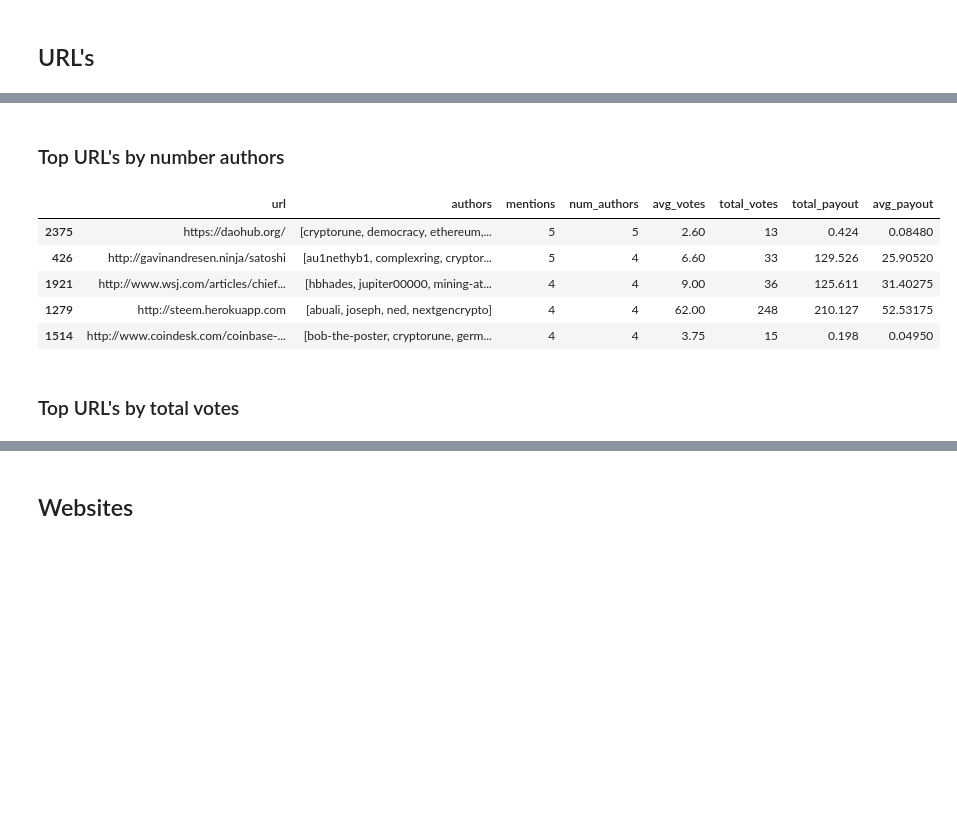
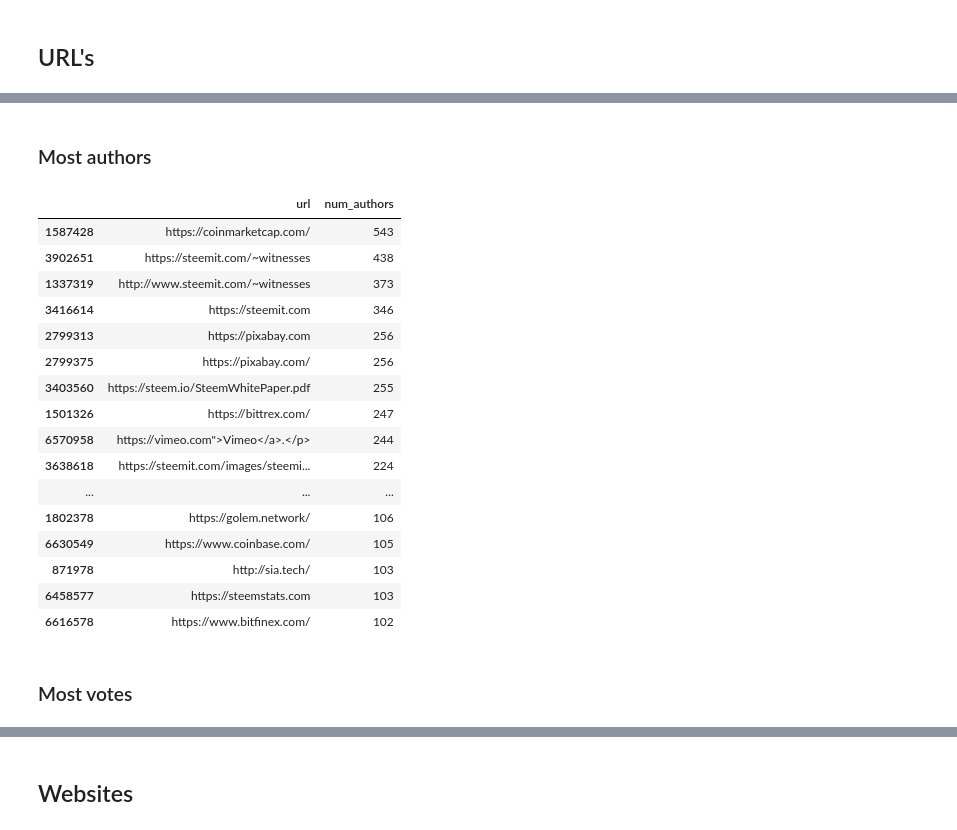
Before and after one commit to codewithcheese/steem-mentions, a Jupyter notebook: Most mentioned websites.ipynb, the cells around one changed output, grey strips where cells are left out. Saved outputs shown, nothing was run; the diff lists cells and outputs as text; code cells hidden in the pictures; blank space fills up the shorter version.

```diff
--- a/Most mentioned websites.ipynb
+++ b/Most mentioned websites.ipynb
@@ -139,7 +149,17 @@ Let's make a totals data frame for unique urls
+# %%
+url_payouts = grouped['total_payout_value'].agg({'total_payout': 'sum', 'avg_payout': 'mean'})
+# %%
+url_reputation = grouped['reputation_score'].agg({'total_reputation': 'sum', 'avg_reputation': 'mean'})
+# %%
+merge_left = pd.merge(url_authors, url_votes)
+merge_left = pd.merge(merge_left, url_payouts)
+unique_urls = pd.merge(merge_left, url_reputation)
 # %%
-unique_urls = group_on_field_with_metrics('url')
+
+
+#unique_urls = group_on_field_with_metrics('url')
 # add domain
-url_domains = url_data.groupby('url', as_index=False)['domain'].agg({'domain': lambda x: np.unique(x)})
+url_domains = grouped['domain'].agg({'domain': lambda x: np.unique(x)})
 unique_urls = pd.merge(unique_urls, url_domains)
 unique_urls.head()
 # %% [output]
@@ -177,14 +197,25 @@ unique_urls.sort_values('mentions', ascending=False).head()
-# %% [markdown]
-### Top URL's by number  authors
+# %% [markdown]
+### Most authors
 # %%
-unique_urls.sort_values('num_authors', ascending=False).head()
+unique_urls.sort_values('num_authors', ascending=False)[0:50][['url', 'num_authors']]
 # %% [output]
-|  | url | authors | mentions | num_authors | avg_votes | total_votes | total_payout | avg_payout |
-| 2375 | https://daohub.org/ | [cryptorune, democracy, ethereum,... | 5 | 5 | 2.60 | 13 | 0.424 | 0.08480 |
-| 426 | http://gavinandresen.ninja/satoshi | [au1nethyb1, complexring, cryptor... | 5 | 4 | 6.60 | 33 | 129.526 | 25.90520 |
-| 1921 | http://www.wsj.com/articles/chief... | [hbhades, jupiter00000, mining-at... | 4 | 4 | 9.00 | 36 | 125.611 | 31.40275 |
-| 1279 | http://steem.herokuapp.com | [abuali, joseph, ned, nextgencrypto] | 4 | 4 | 62.00 | 248 | 210.127 | 52.53175 |
-| 1514 | http://www.coindesk.com/coinbase-... | [bob-the-poster, cryptorune, germ... | 4 | 4 | 3.75 | 15 | 0.198 | 0.04950 |
+|  | url | num_authors |
+| 1587428 | https://coinmarketcap.com/ | 543 |
+| 3902651 | https://steemit.com/~witnesses | 438 |
+| 1337319 | http://www.steemit.com/~witnesses | 373 |
+| 3416614 | https://steemit.com | 346 |
+| 2799313 | https://pixabay.com | 256 |
+| 2799375 | https://pixabay.com/ | 256 |
+| 3403560 | https://steem.io/SteemWhitePaper.pdf | 255 |
+| 1501326 | https://bittrex.com/ | 247 |
+| 6570958 | https://vimeo.com">Vimeo</a>.</p> | 244 |
+| 3638618 | https://steemit.com/images/steemi... | 224 |
+| ... | ... | ... |
+| 1802378 | https://golem.network/ | 106 |
+| 6630549 | https://www.coinbase.com/ | 105 |
+| 871978 | http://sia.tech/ | 103 |
+| 6458577 | https://steemstats.com | 103 |
+| 6616578 | https://www.bitfinex.com/ | 102 |
-# %% [markdown]
-### Top URL's by total votes
+# %% [markdown]
+### Most votes
 # %%
```
Also changed, not shown: parts of 46 cells of this notebook, 4 other files.
